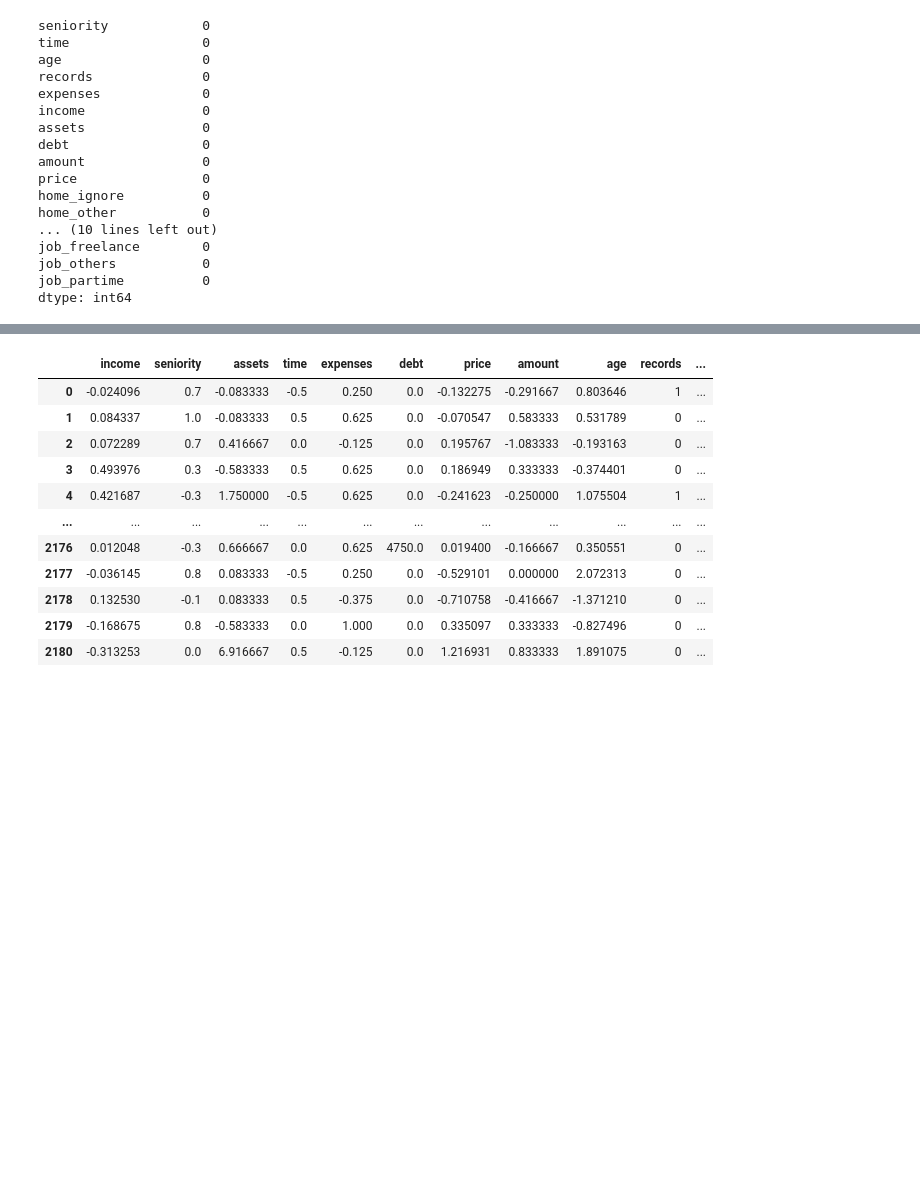
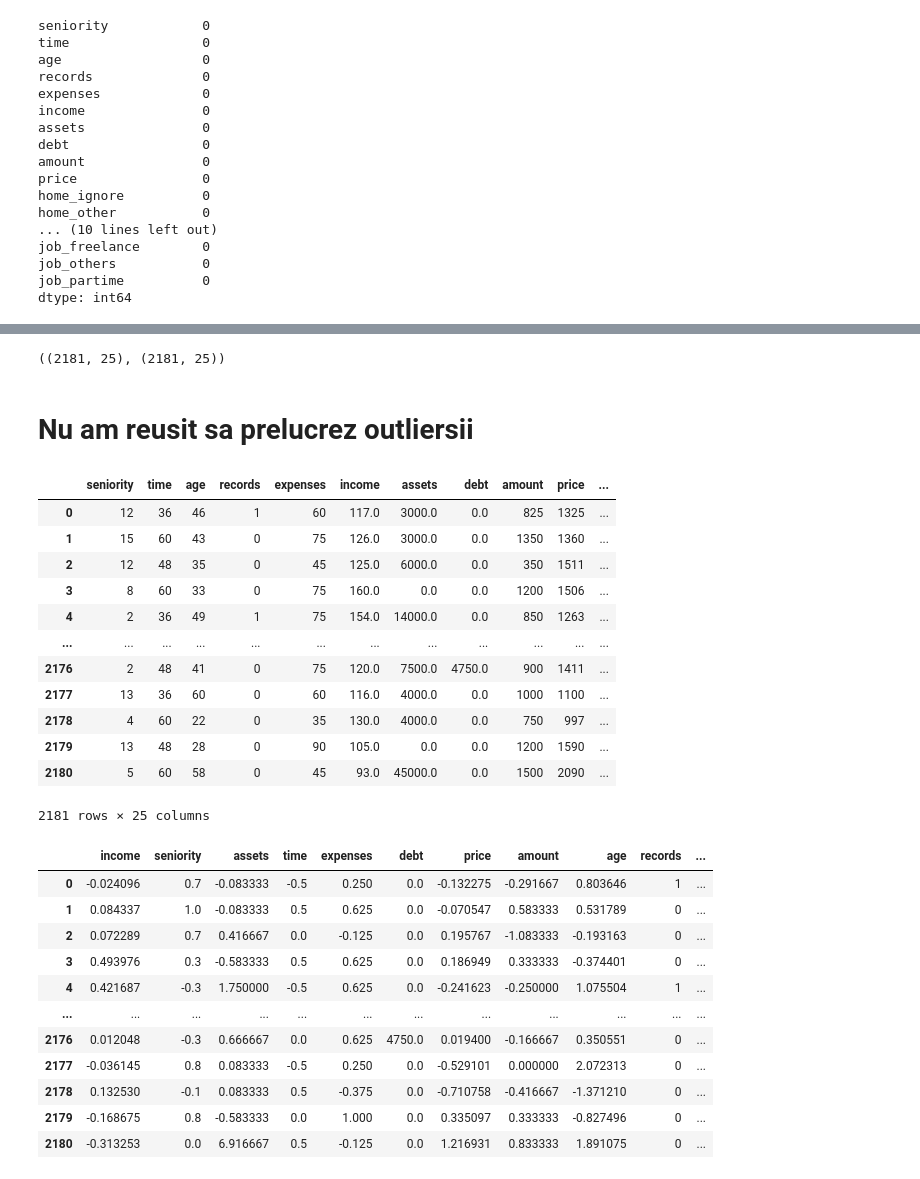
Before and after one commit to ViruSs51/Excalibur_AI_Camp, a Jupyter notebook: lesson_15 - Supervised Learning 3, Decision Trees/homework/ChallengeTask.ipynb, the cells around one changed output, grey strips where cells are left out. Drawn from its saved outputs; the diff is of its cells as text; code cells hidden in the pictures; blank space fills up the shorter version.

```diff
--- a/lesson_15 - Supervised Learning 3, Decision Trees/homework/ChallengeTask.ipynb
+++ b/lesson_15 - Supervised Learning 3, Decision Trees/homework/ChallengeTask.ipynb
@@ -520,0 +542,6 @@ scaled_X_train = scaler2.scalData(scaled_X_train)
+# %%
+scaled_X_train.shape, cleaned_df.shape
+# %% [output]
+((2181, 25), (2181, 25))
+# %% [markdown]
+# Nu am reusit sa prelucrez outliersii
@@ -520,0 +578,16 @@ scaled_X_train = scaler2.scalData(scaled_X_train)
+# %%
+cleaned_df
+# %% [output]
+|  | seniority | time | age | records | expenses | income | assets | debt | amount | price | ... |
+| 0 | 12 | 36 | 46 | 1 | 60 | 117.0 | 3000.0 | 0.0 | 825 | 1325 | ... |
+| 1 | 15 | 60 | 43 | 0 | 75 | 126.0 | 3000.0 | 0.0 | 1350 | 1360 | ... |
+| 2 | 12 | 48 | 35 | 0 | 45 | 125.0 | 6000.0 | 0.0 | 350 | 1511 | ... |
+| 3 | 8 | 60 | 33 | 0 | 75 | 160.0 | 0.0 | 0.0 | 1200 | 1506 | ... |
+| 4 | 2 | 36 | 49 | 1 | 75 | 154.0 | 14000.0 | 0.0 | 850 | 1263 | ... |
+| ... | ... | ... | ... | ... | ... | ... | ... | ... | ... | ... | ... |
+| 2176 | 2 | 48 | 41 | 0 | 75 | 120.0 | 7500.0 | 4750.0 | 900 | 1411 | ... |
+| 2177 | 13 | 36 | 60 | 0 | 60 | 116.0 | 4000.0 | 0.0 | 1000 | 1100 | ... |
+| 2178 | 4 | 60 | 22 | 0 | 35 | 130.0 | 4000.0 | 0.0 | 750 | 997 | ... |
+| 2179 | 13 | 48 | 28 | 0 | 90 | 105.0 | 0.0 | 0.0 | 1200 | 1590 | ... |
+| 2180 | 5 | 60 | 58 | 0 | 45 | 93.0 | 45000.0 | 0.0 | 1500 | 2090 | ... |
+2181 rows × 25 columns
```
Also changed, not shown: parts of 32 cells of this notebook, 1 other file.
